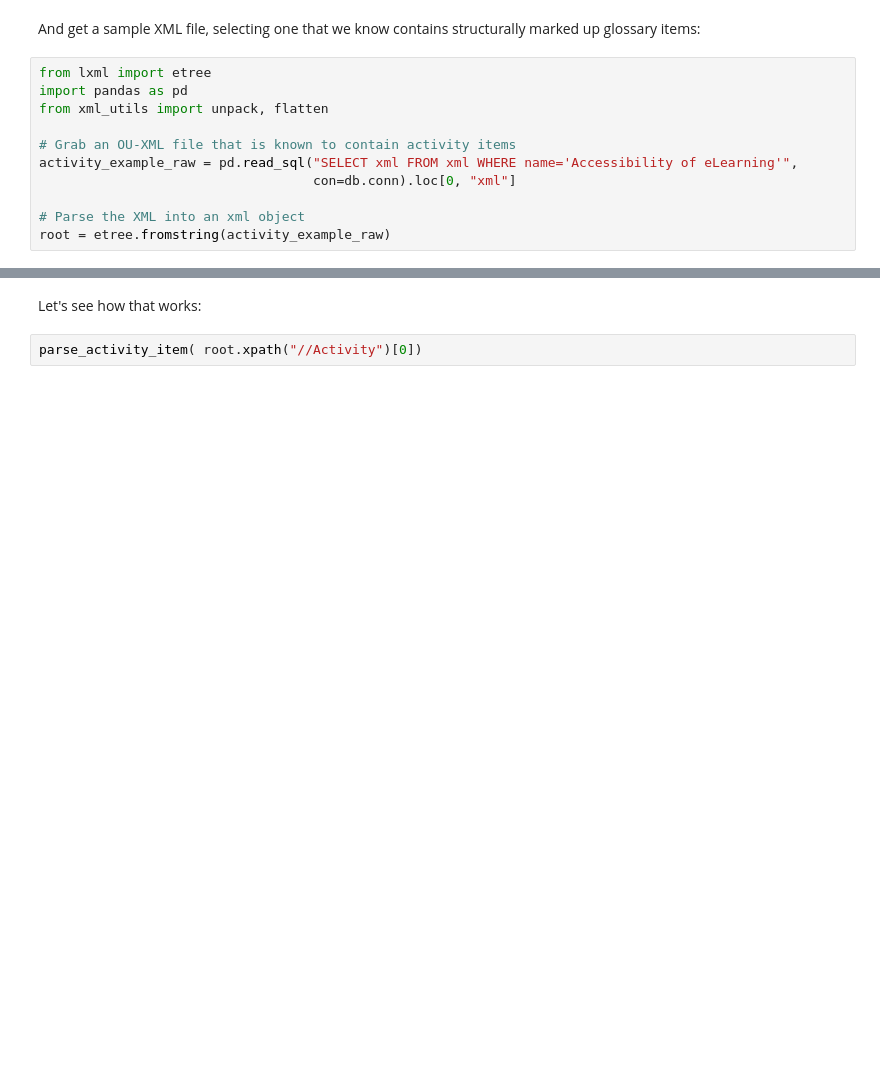
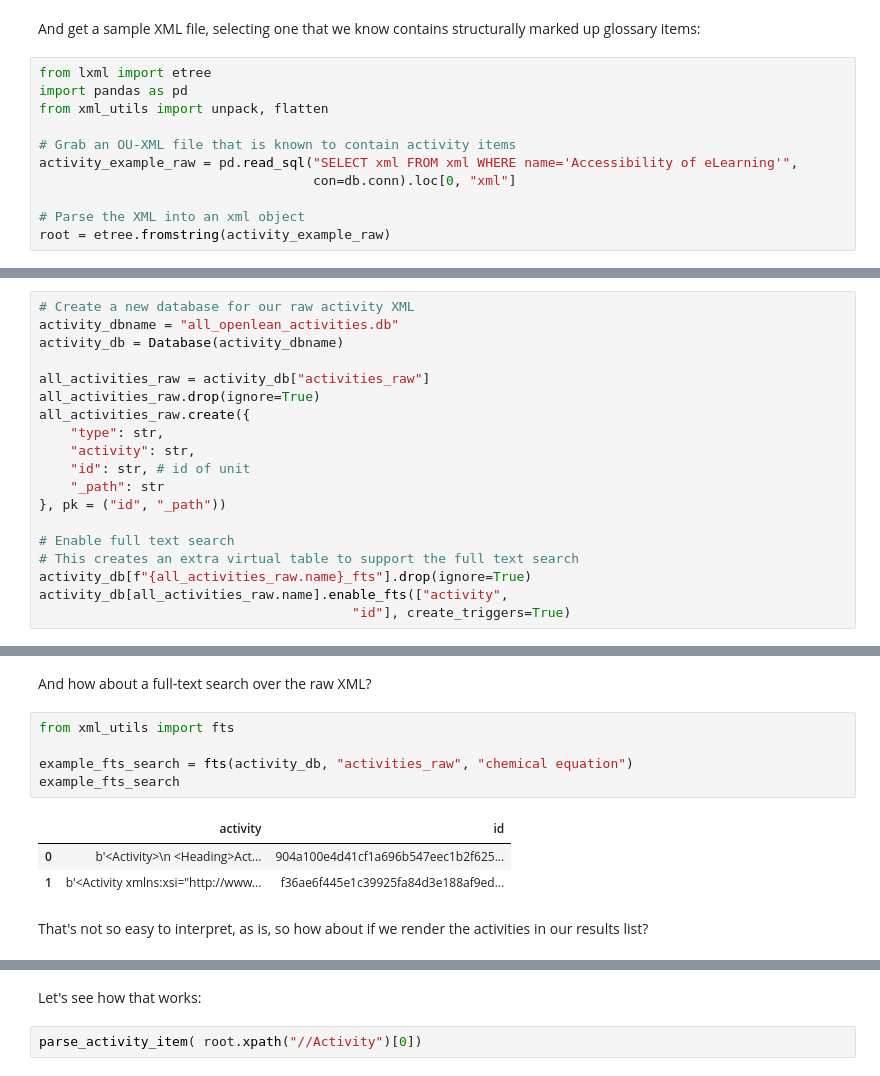
Before and after one commit to innovationOUtside/openlearnCurriculumAssets, a Jupyter notebook: src/activity.ipynb, the cells around one changed output, grey strips where cells are left out. Drawn from its saved outputs; the diff is of its cells as text; blank space fills up the shorter version.

Commit message:
Example activity db

```diff
--- a/src/activity.ipynb
+++ b/src/activity.ipynb
@@ -47,0 +94,19 @@ root = etree.fromstring(activity_example_raw)
+# %%
+# Create a new database for our raw activity XML
+activity_dbname = "all_openlean_activities.db"
+activity_db = Database(activity_dbname)
+
+all_activities_raw = activity_db["activities_raw"]
+all_activities_raw.drop(ignore=True)
+all_activities_raw.create({
+    "type": str,
+    "activity": str,
+    "id": str, # id of unit
+    "_path": str
+}, pk = ("id", "_path"))
+
+# Enable full text search
+# This creates an extra virtual table to support the full text search
+activity_db[f"{all_activities_raw.name}_fts"].drop(ignore=True)
+activity_db[all_activities_raw.name].enable_fts(["activity",
+                                        "id"], create_triggers=True)
@@ -47,0 +186,13 @@ root = etree.fromstring(activity_example_raw)
+# %% [markdown]
+And how about a full-text search over the raw XML?
+# %%
+from xml_utils import fts
+
+example_fts_search = fts(activity_db, "activities_raw", "chemical equation")
+example_fts_search
+# %% [output]
+|  | activity | id |
+| 0 | b'<Activity>\n <Heading>Act... | 904a100e4d41cf1a696b547eec1b2f625... |
+| 1 | b'<Activity xmlns:xsi="http://www... | f36ae6f445e1c39925fa84d3e188af9ed... |
+# %% [markdown]
+That's not so easy to interpret, as is, so how about if we render the activities in our results list?
```
Also changed, not shown: parts of 39 cells of this notebook, 1 other file.
